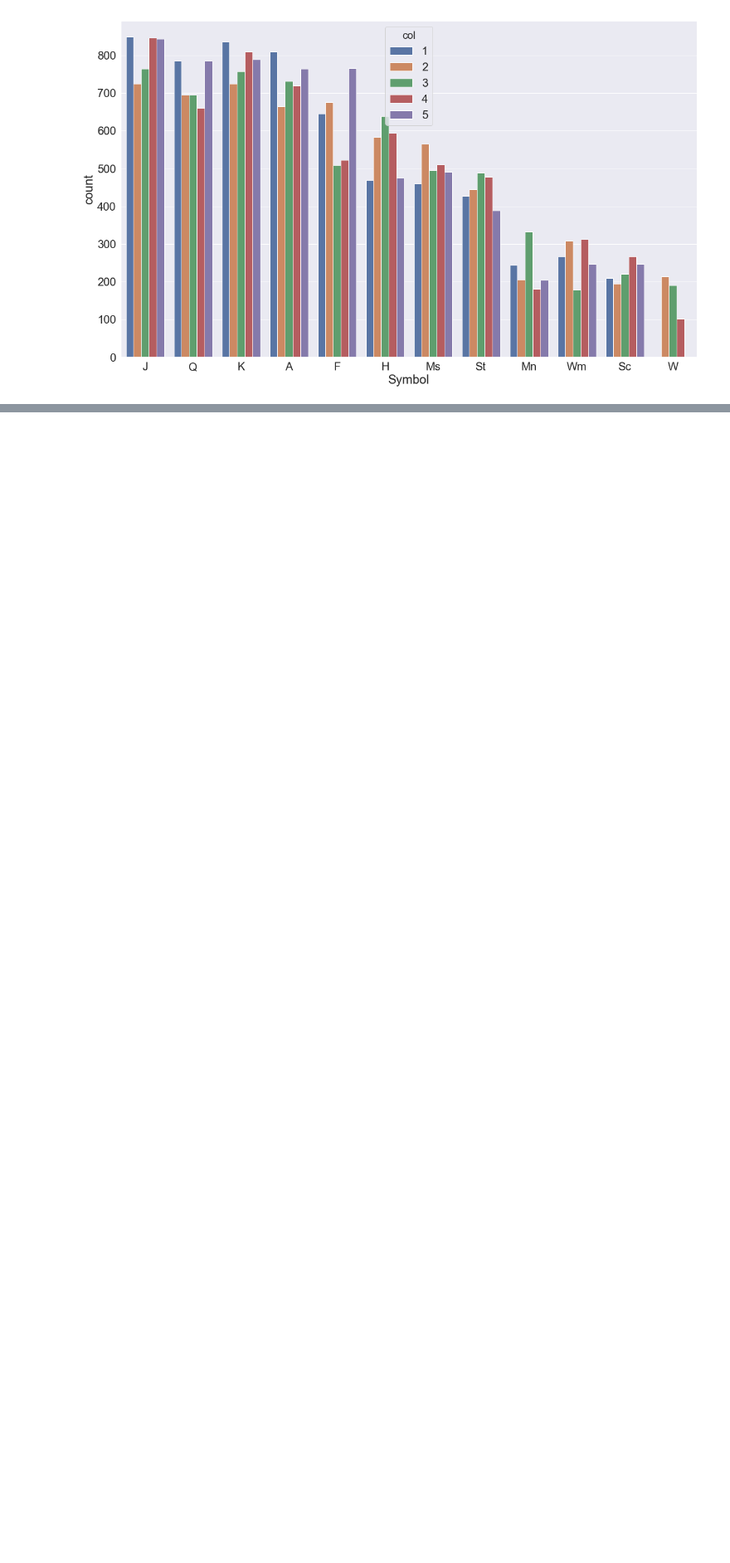
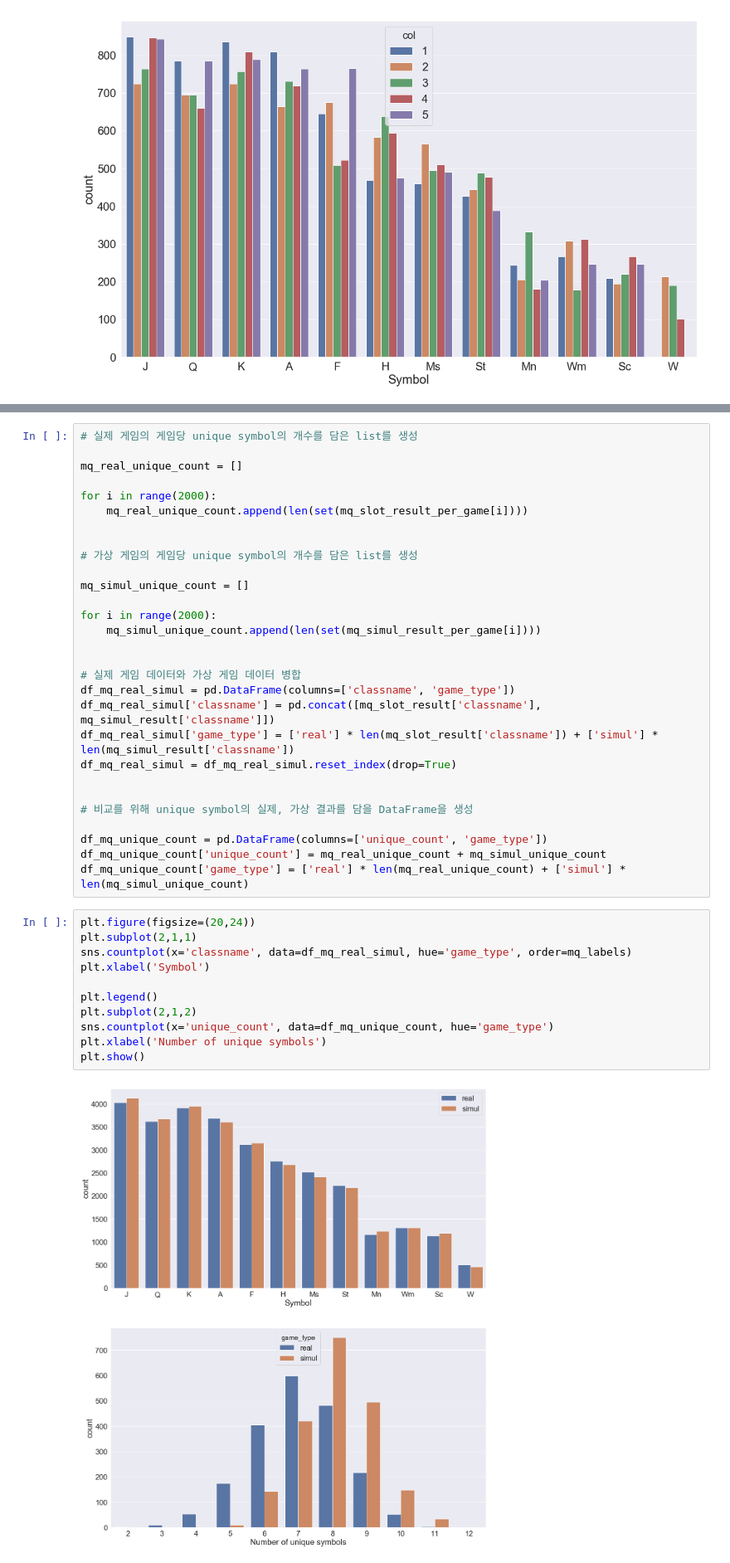
Before and after one commit to Jaepal/data-science-portfolio, a Jupyter notebook: slot_machine/Data_Exploration.ipynb, the cells around one changed output, grey strips where cells are left out. Shown at 83% size. Drawn from its saved outputs; the diff is of its cells as text; blank space fills up the shorter version.

```diff
--- a/slot_machine/Data_Exploration.ipynb
+++ b/slot_machine/Data_Exploration.ipynb
@@ -1283,0 +1475,42 @@ def spin_masque():
+# %%
+# 실제 게임의 게임당 unique symbol의 개수를 담은 list를 생성
+
+mq_real_unique_count = []
+
+for i in range(2000):
+    mq_real_unique_count.append(len(set(mq_slot_result_per_game[i])))
+
+
+# 가상 게임의 게임당 unique symbol의 개수를 담은 list를 생성
+
+mq_simul_unique_count = []
+
+for i in range(2000):
+    mq_simul_unique_count.append(len(set(mq_simul_result_per_game[i])))
+
+
+# 실제 게임 데이터와 가상 게임 데이터 병합
+df_mq_real_simul = pd.DataFrame(columns=['classname', 'game_type'])
+df_mq_real_simul['classname'] = pd.concat([mq_slot_result['classname'], mq_simul_result['classname']])
+df_mq_real_simul['game_type'] = ['real'] * len(mq_slot_result['classname']) + ['simul'] * len(mq_simul_result['classname'])
+df_mq_real_simul = df_mq_real_simul.reset_index(drop=True)
+
+
+# 비교를 위해 unique symbol의 실제, 가상 결과를 담을 DataFrame을 생성
+
+df_mq_unique_count = pd.DataFrame(columns=['unique_count', 'game_type'])
+df_mq_unique_count['unique_count'] = mq_real_unique_count + mq_simul_unique_count
+df_mq_unique_count['game_type'] = ['real'] * len(mq_real_unique_count) + ['simul'] * len(mq_simul_unique_count)
+# %%
+plt.figure(figsize=(20,24))
+plt.subplot(2,1,1)
+sns.countplot(x='classname', data=df_mq_real_simul, hue='game_type', order=mq_labels)
+plt.xlabel('Symbol')
+
+plt.legend()
+plt.subplot(2,1,2)
+sns.countplot(x='unique_count', data=df_mq_unique_count, hue='game_type')
+plt.xlabel('Number of unique symbols')
+plt.show()
+# %% [output]
+[figure, added]
```
Also changed, not shown: parts of 11 cells of this notebook.
